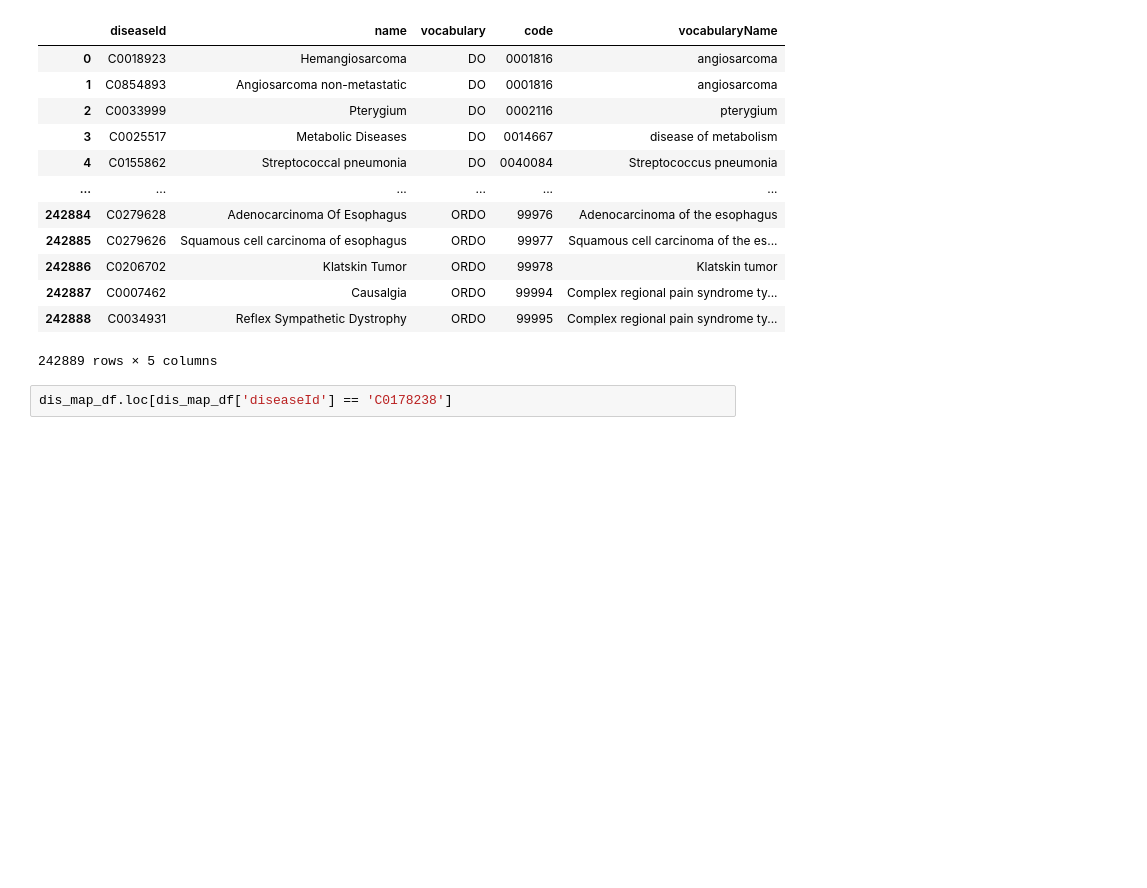
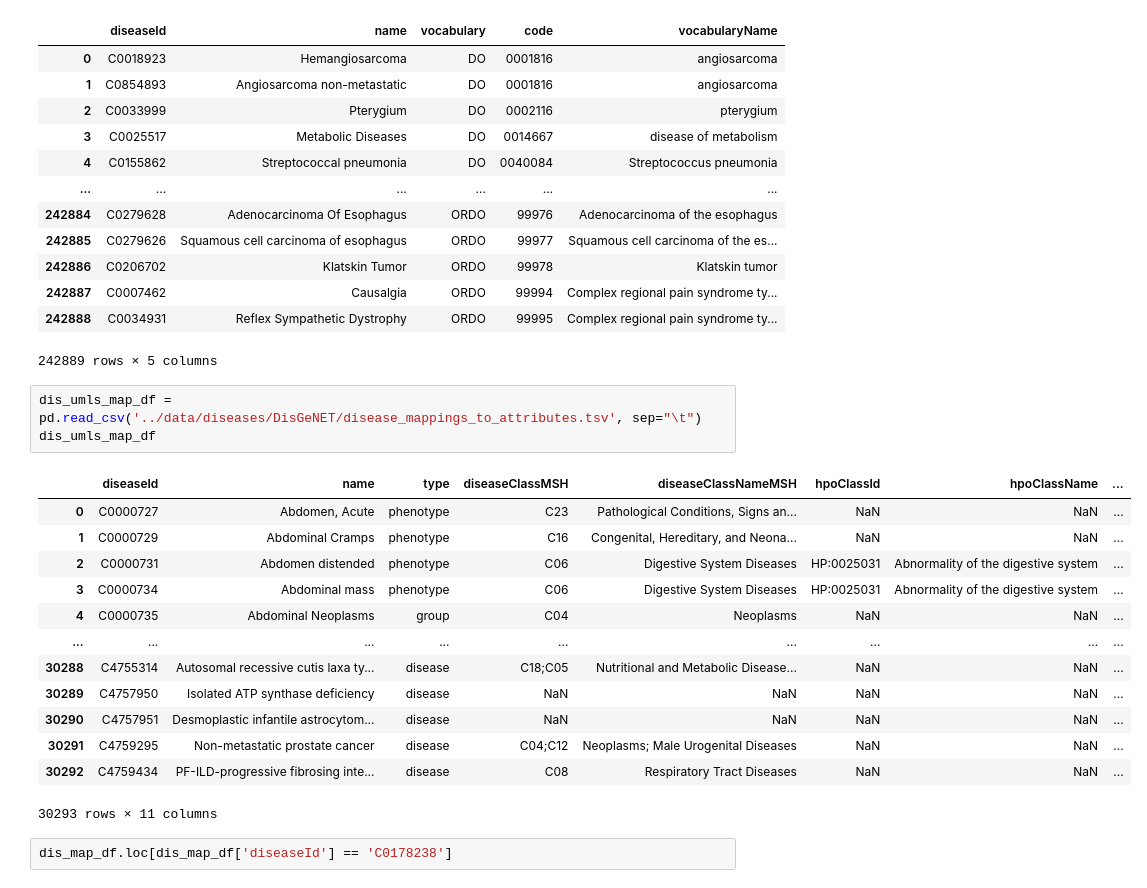
Before and after one commit to rangan2510/InteractDb-rc2, a Jupyter notebook: parser/disenget_parser.ipynb, the cells around one changed output. Cells and saved outputs as stored; diff of their text form; blank space fills up the shorter version.

```diff
--- a/parser/disenget_parser.ipynb
+++ b/parser/disenget_parser.ipynb
@@ -18,6 +18,23 @@ dis_map_df
 | 242887 | C0007462 | Causalgia | ORDO | 99994 | Complex regional pain syndrome ty... |
 | 242888 | C0034931 | Reflex Sympathetic Dystrophy | ORDO | 99995 | Complex regional pain syndrome ty... |
 242889 rows × 5 columns
+# %%
+dis_umls_map_df = pd.read_csv('../data/diseases/DisGeNET/disease_mappings_to_attributes.tsv', sep="\t")
+dis_umls_map_df
+# %% [output]
+|  | diseaseId | name | type | diseaseClassMSH | diseaseClassNameMSH | hpoClassId | hpoClassName | ... |
+| 0 | C0000727 | Abdomen, Acute | phenotype | C23 | Pathological Conditions, Signs an... | NaN | NaN | ... |
+| 1 | C0000729 | Abdominal Cramps | phenotype | C16 | Congenital, Hereditary, and Neona... | NaN | NaN | ... |
+| 2 | C0000731 | Abdomen distended | phenotype | C06 | Digestive System Diseases | HP:0025031 | Abnormality of the digestive system | ... |
+| 3 | C0000734 | Abdominal mass | phenotype | C06 | Digestive System Diseases | HP:0025031 | Abnormality of the digestive system | ... |
+| 4 | C0000735 | Abdominal Neoplasms | group | C04 | Neoplasms | NaN | NaN | ... |
+| ... | ... | ... | ... | ... | ... | ... | ... | ... |
+| 30288 | C4755314 | Autosomal recessive cutis laxa ty... | disease | C18;C05 | Nutritional and Metabolic Disease... | NaN | NaN | ... |
+| 30289 | C4757950 | Isolated ATP synthase deficiency | disease | NaN | NaN | NaN | NaN | ... |
+| 30290 | C4757951 | Desmoplastic infantile astrocytom... | disease | NaN | NaN | NaN | NaN | ... |
+| 30291 | C4759295 | Non-metastatic prostate cancer | disease | C04;C12 | Neoplasms; Male Urogenital Diseases | NaN | NaN | ... |
+| 30292 | C4759434 | PF-ILD-progressive fibrosing inte... | disease | C08 | Respiratory Tract Diseases | NaN | NaN | ... |
+30293 rows × 11 columns
 # %%
 dis_map_df.loc[dis_map_df['diseaseId'] == 'C0178238']
 # %% [output]
```
Also changed, not shown: parts of 7 cells of this notebook, 9 other files.
